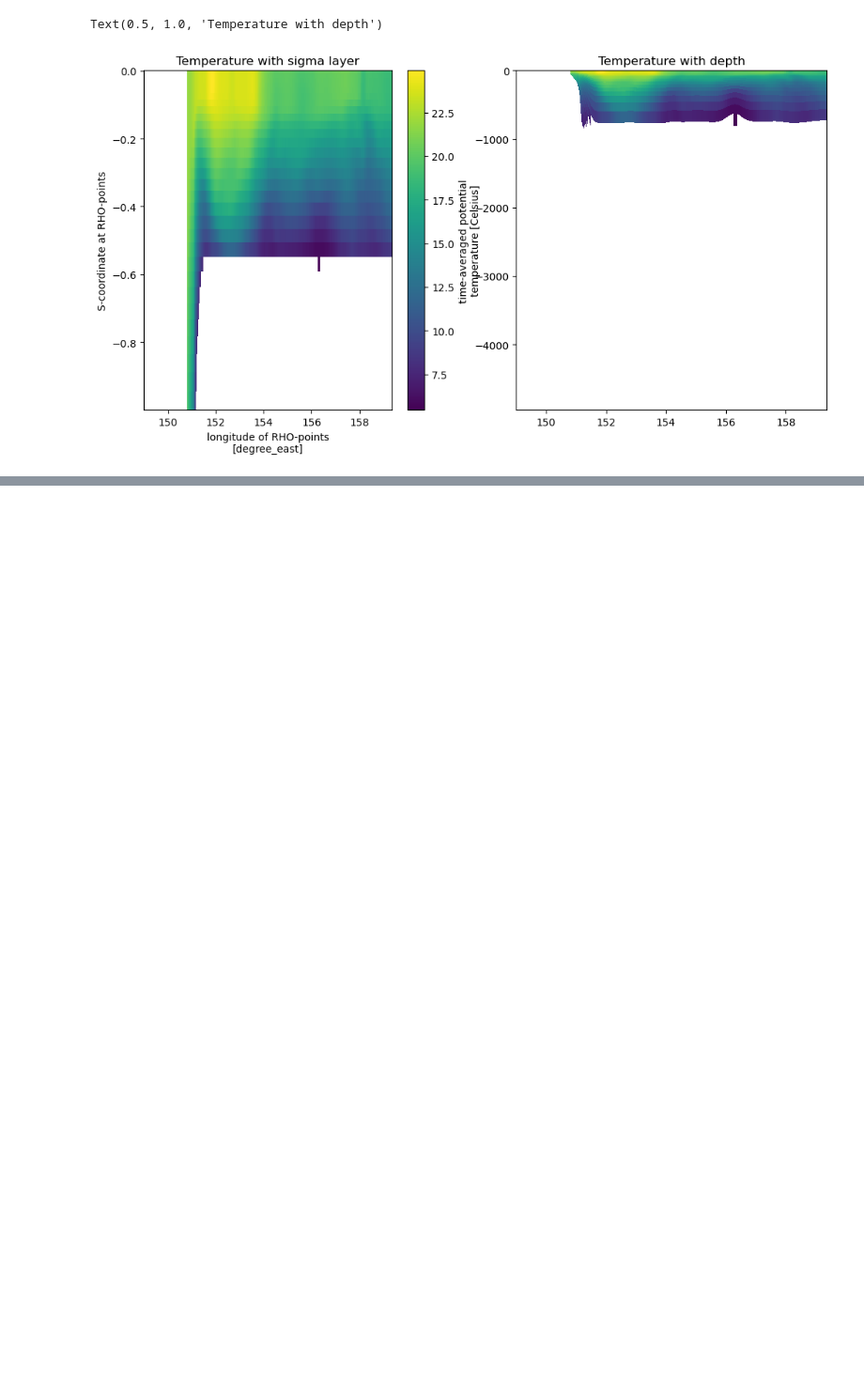
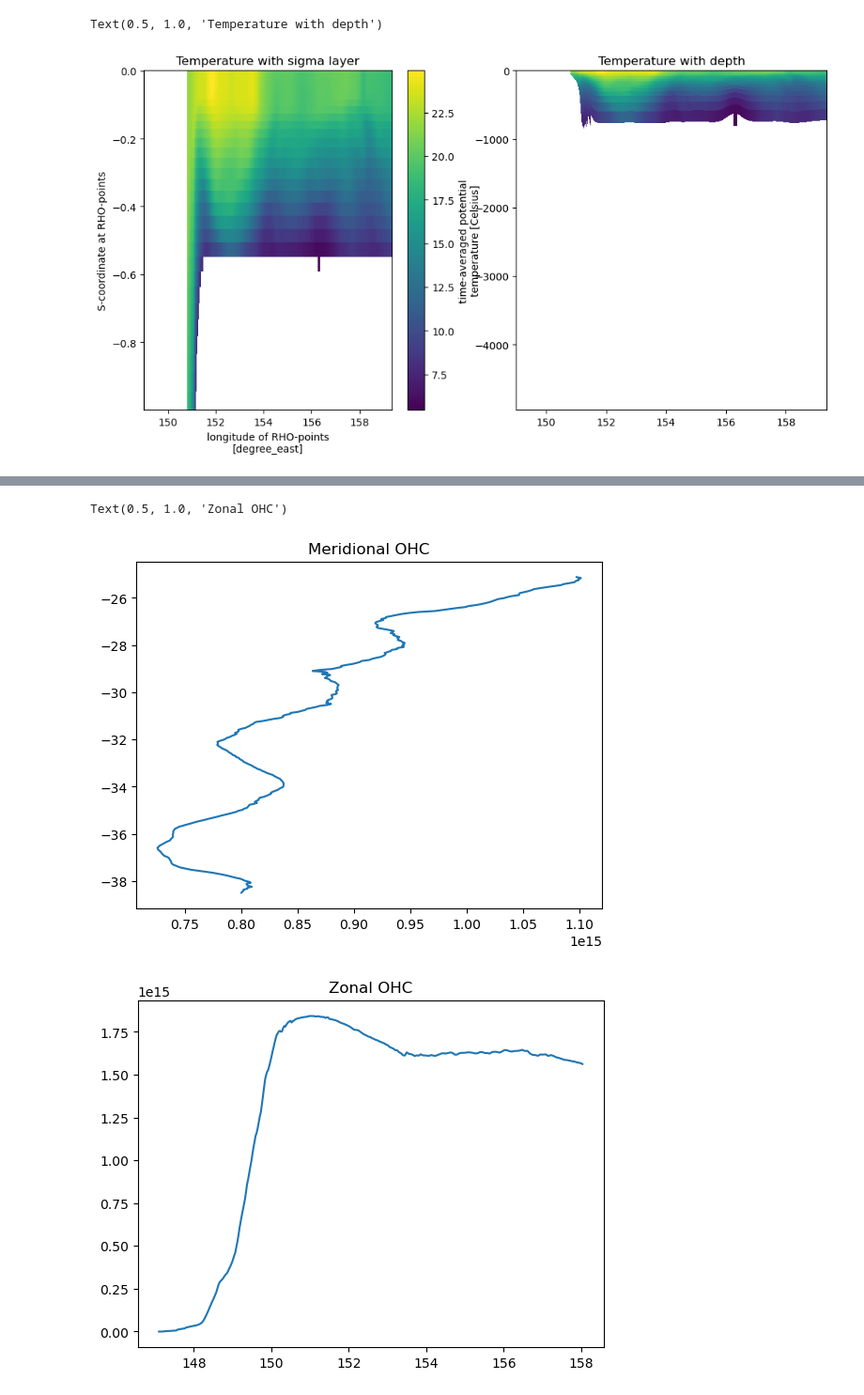
Before and after one commit to ACCESS-Community-Hub/coastal-commons, a Jupyter notebook: Recipes/OHC_calculation.ipynb, the cells around one changed output, grey strips where cells are left out. Shown at 94% size. Saved outputs shown, nothing was run; the diff lists cells and outputs as text; code cells hidden in the pictures; blank space fills up the shorter version.

```diff
--- a/Recipes/OHC_calculation.ipynb
+++ b/Recipes/OHC_calculation.ipynb
@@ -62,0 +96,23 @@ ohc
+# %%
+# If we want to calculate the mean zonal or meridional variation of the OHC we need to integrate both over depth and latitudes (dy) or longitudes (dx)
+
+# Calculating without xroms since when doing for two dimensions it is clearner in this way.
+ohc_meridional = (Cp * rho700 * temp700 * dx * dz).sum(['xi_rho', 's_rho']).mean('ocean_time')
+ohc_zonal = (Cp * rho700 * temp700 * dy * dz).sum(['eta_rho', 's_rho']).mean('ocean_time')
+# %%
+# To plot with latitude and longitude, since lat_rho and lon_rho are matrices, we will use the first column for latitudes and first row for longitudes as an approximation.
+
+approx_lat = roms.lat_rho.isel(xi_rho=0)
+approx_lon = roms.lon_rho.isel(eta_rho=0)
+
+plt.figure()
+plt.plot(ohc_meridional, approx_lat)
+plt.title('Meridional OHC')
+
+plt.figure()
+plt.plot(approx_lon, ohc_zonal)
+plt.title('Zonal OHC')
+# %% [output]
+Text(0.5, 1.0, 'Zonal OHC')
+[figure, added]
+[figure, added]
```
Also changed, not shown: parts of 8 cells of this notebook.
